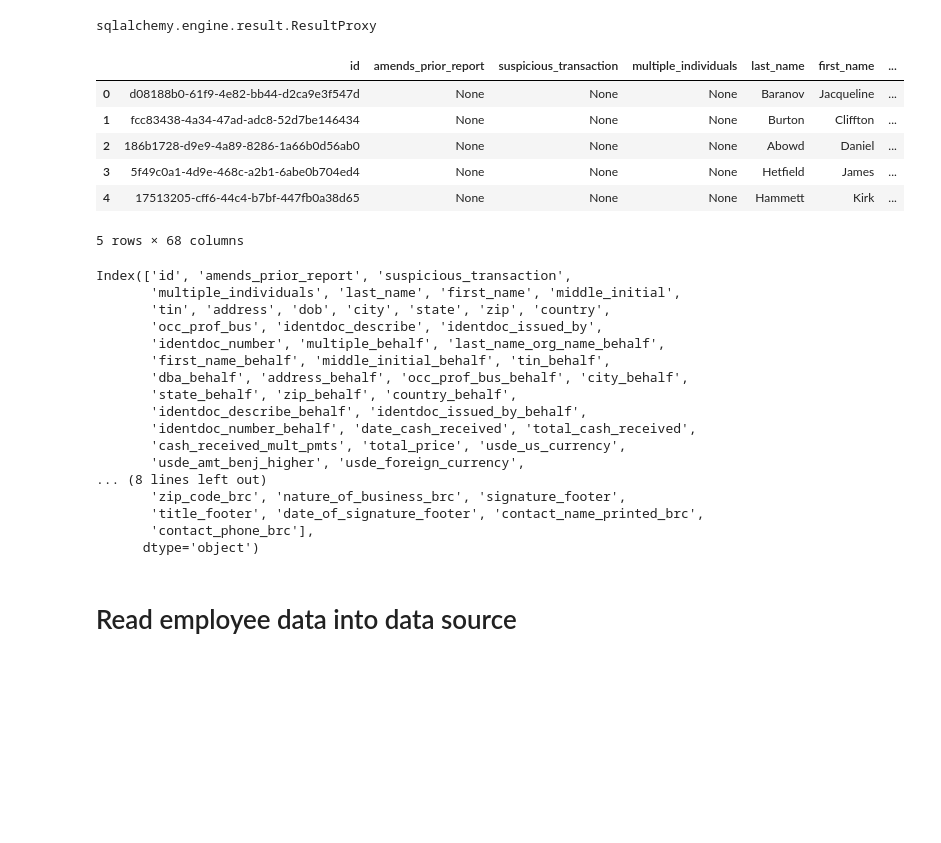
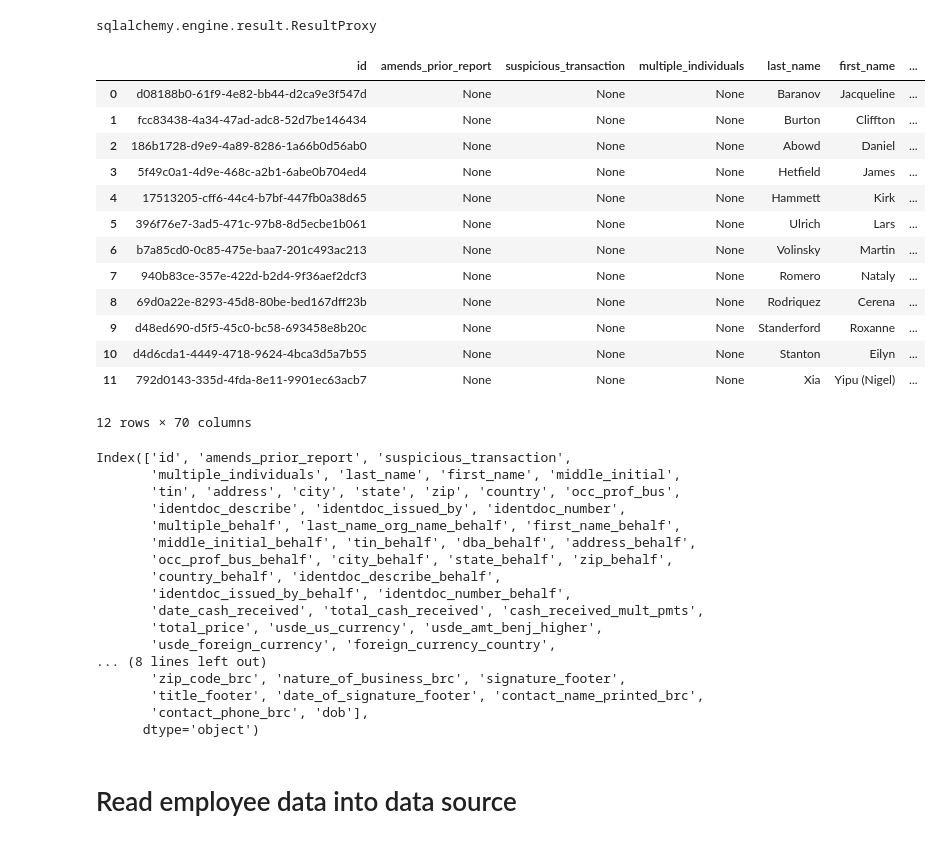
Before and after one commit to zaxmks/demo-data-compliance-service, a Jupyter notebook: notebooks/pdf_ingestion.ipynb, the cells around one changed output. Saved outputs shown, nothing was run; the diff lists cells and outputs as text; code cells hidden in the pictures; blank space fills up the shorter version.

```diff
--- a/notebooks/pdf_ingestion.ipynb
+++ b/notebooks/pdf_ingestion.ipynb
@@ -38,35 +38,42 @@ from pandas import DataFrame
 df = DataFrame(result.fetchall())
 df.columns = result.keys()
 # %%
-df.head()
+df.head(100)
 # %% [output]
 |  | id | amends_prior_report | suspicious_transaction | multiple_individuals | last_name | first_name | ... |
 | 0 | d08188b0-61f9-4e82-bb44-d2ca9e3f547d | None | None | None | Baranov | Jacqueline | ... |
 | 1 | fcc83438-4a34-47ad-adc8-52d7be146434 | None | None | None | Burton | Cliffton | ... |
 | 2 | 186b1728-d9e9-4a89-8286-1a66b0d56ab0 | None | None | None | Abowd | Daniel | ... |
 | 3 | 5f49c0a1-4d9e-468c-a2b1-6abe0b704ed4 | None | None | None | Hetfield | James | ... |
 | 4 | 17513205-cff6-44c4-b7bf-447fb0a38d65 | None | None | None | Hammett | Kirk | ... |
+| 5 | 396f76e7-3ad5-471c-97b8-8d5ecbe1b061 | None | None | None | Ulrich | Lars | ... |
+| 6 | b7a85cd0-0c85-475e-baa7-201c493ac213 | None | None | None | Volinsky | Martin | ... |
+| 7 | 940b83ce-357e-422d-b2d4-9f36aef2dcf3 | None | None | None | Romero | Nataly | ... |
+| 8 | 69d0a22e-8293-45d8-80be-bed167dff23b | None | None | None | Rodriquez | Cerena | ... |
+| 9 | d48ed690-d5f5-45c0-bc58-693458e8b20c | None | None | None | Standerford | Roxanne | ... |
+| 10 | d4d6cda1-4449-4718-9624-4bca3d5a7b55 | None | None | None | Stanton | Eilyn | ... |
+| 11 | 792d0143-335d-4fda-8e11-9901ec63acb7 | None | None | None | Xia | Yipu (Nigel) | ... |
-5 rows × 68 columns
+12 rows × 70 columns
-# %%
-df.columns
-# %% [output]
-Index(['id', 'amends_prior_report', 'suspicious_transaction',
-       'multiple_individuals', 'last_name', 'first_name', 'middle_initial',
-       'tin', 'address', 'dob', 'city', 'state', 'zip', 'country',
-       'occ_prof_bus', 'identdoc_describe', 'identdoc_issued_by',
-       'identdoc_number', 'multiple_behalf', 'last_name_org_name_behalf',
-       'first_name_behalf', 'middle_initial_behalf', 'tin_behalf',
-       'dba_behalf', 'address_behalf', 'occ_prof_bus_behalf', 'city_behalf',
-       'state_behalf', 'zip_behalf', 'country_behalf',
-       'identdoc_describe_behalf', 'identdoc_issued_by_behalf',
-       'identdoc_number_behalf', 'date_cash_received', 'total_cash_received',
-       'cash_received_mult_pmts', 'total_price', 'usde_us_currency',
-       'usde_amt_benj_higher', 'usde_foreign_currency',
-... (8 lines left out)
-       'zip_code_brc', 'nature_of_business_brc', 'signature_footer',
-       'title_footer', 'date_of_signature_footer', 'contact_name_printed_brc',
-       'contact_phone_brc'],
-      dtype='object')
+# %%
+df.columns
+# %% [output]
+Index(['id', 'amends_prior_report', 'suspicious_transaction',
+       'multiple_individuals', 'last_name', 'first_name', 'middle_initial',
+       'tin', 'address', 'city', 'state', 'zip', 'country', 'occ_prof_bus',
+       'identdoc_describe', 'identdoc_issued_by', 'identdoc_number',
+       'multiple_behalf', 'last_name_org_name_behalf', 'first_name_behalf',
+       'middle_initial_behalf', 'tin_behalf', 'dba_behalf', 'address_behalf',
+       'occ_prof_bus_behalf', 'city_behalf', 'state_behalf', 'zip_behalf',
+       'country_behalf', 'identdoc_describe_behalf',
+       'identdoc_issued_by_behalf', 'identdoc_number_behalf',
+       'date_cash_received', 'total_cash_received', 'cash_received_mult_pmts',
+       'total_price', 'usde_us_currency', 'usde_amt_benj_higher',
+       'usde_foreign_currency', 'foreign_currency_country',
+... (8 lines left out)
+       'zip_code_brc', 'nature_of_business_brc', 'signature_footer',
+       'title_footer', 'date_of_signature_footer', 'contact_name_printed_brc',
+       'contact_phone_brc', 'dob'],
+      dtype='object')
 # %%
 from src.sources.data_source import DataSource
 fincen = DataSource(df)
```
Also changed, not shown: parts of 15 cells of this notebook, 5 other files.
